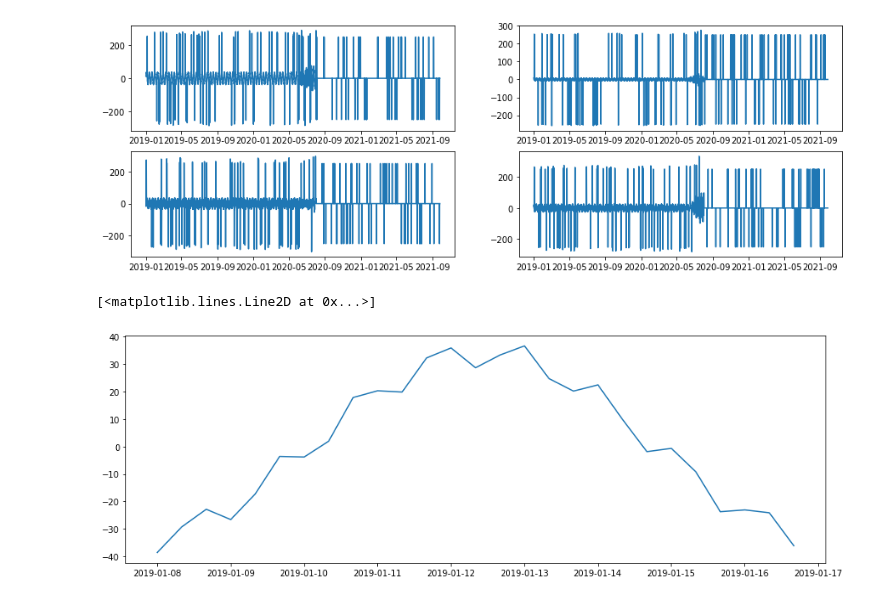
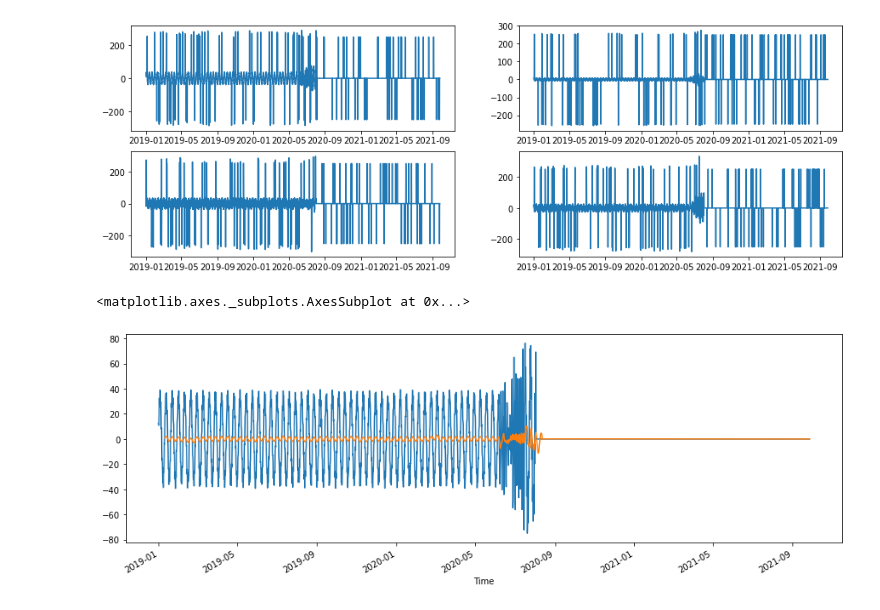
Before and after one commit to abhilampard/Time-Series-Fault-Prediction, a Jupyter notebook: Abhishek Patil - DS Challenge.ipynb, the cells around one changed output. Saved outputs shown, nothing was run; the diff lists cells and outputs as text; code cells hidden in the pictures.

Commit message:
Breakdown point identified using window mean method.

```diff
--- a/Abhishek Patil - DS Challenge.ipynb
+++ b/Abhishek Patil - DS Challenge.ipynb
@@ -7,10 +7,11 @@ import pandas as pd
 import numpy as np
 import matplotlib.pyplot as plt
 %matplotlib inline
-
+from statsmodels.tsa.stattools import adfuller
+import statsmodels.api as sm
 
 data_1 = pd.read_csv('exampleco_data/machine_1.csv')
 data_1.columns = ['Time', '0', '1', '2', '3']
 data_1['Time'] = pd.to_datetime(data_1['Time'])
-data_1.index = data_1['Time']
+data_1.set_index('Time', inplace = True)
 # %%
@@ -67,7 +69,9 @@ def remove_outliers(df):
 clean_data_1 = remove_outliers(data_1)
 # %%
 plt.figure(figsize = (15, 5))
-plt.plot(clean_data_1[21:48].index, clean_data_1[21:48]['0'])
+clean_data_1['0'].plot()
+rm = clean_data_1.rolling(window = 30).mean()
+rm['0'].plot()
 # %% [output]
-[<matplotlib.lines.Line2D at 0x...>]
+<matplotlib.axes._subplots.AxesSubplot at 0x...>
-[figure, old version]
+[figure, new version]
```
Also changed, not shown: parts of 4 cells of this notebook.
